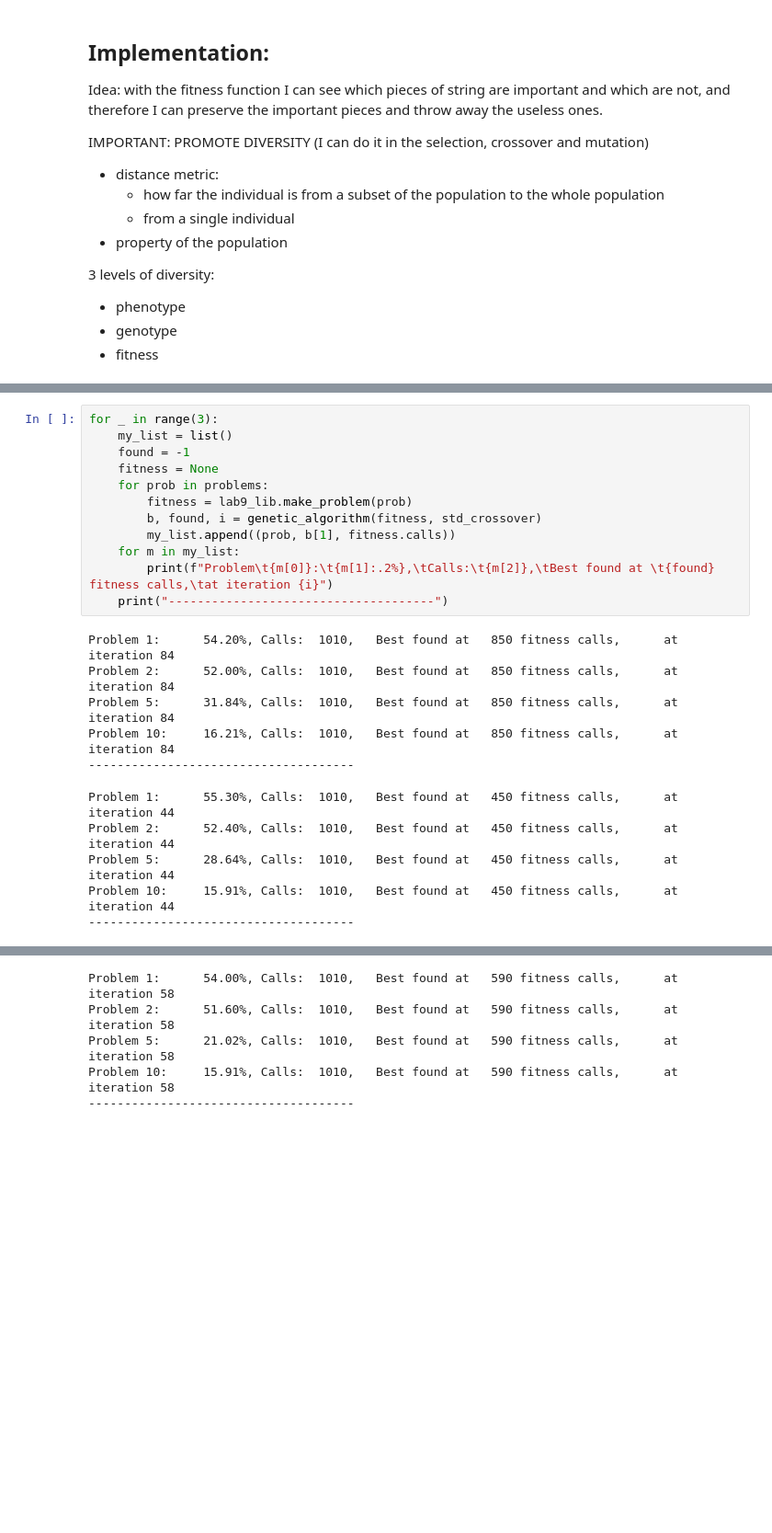
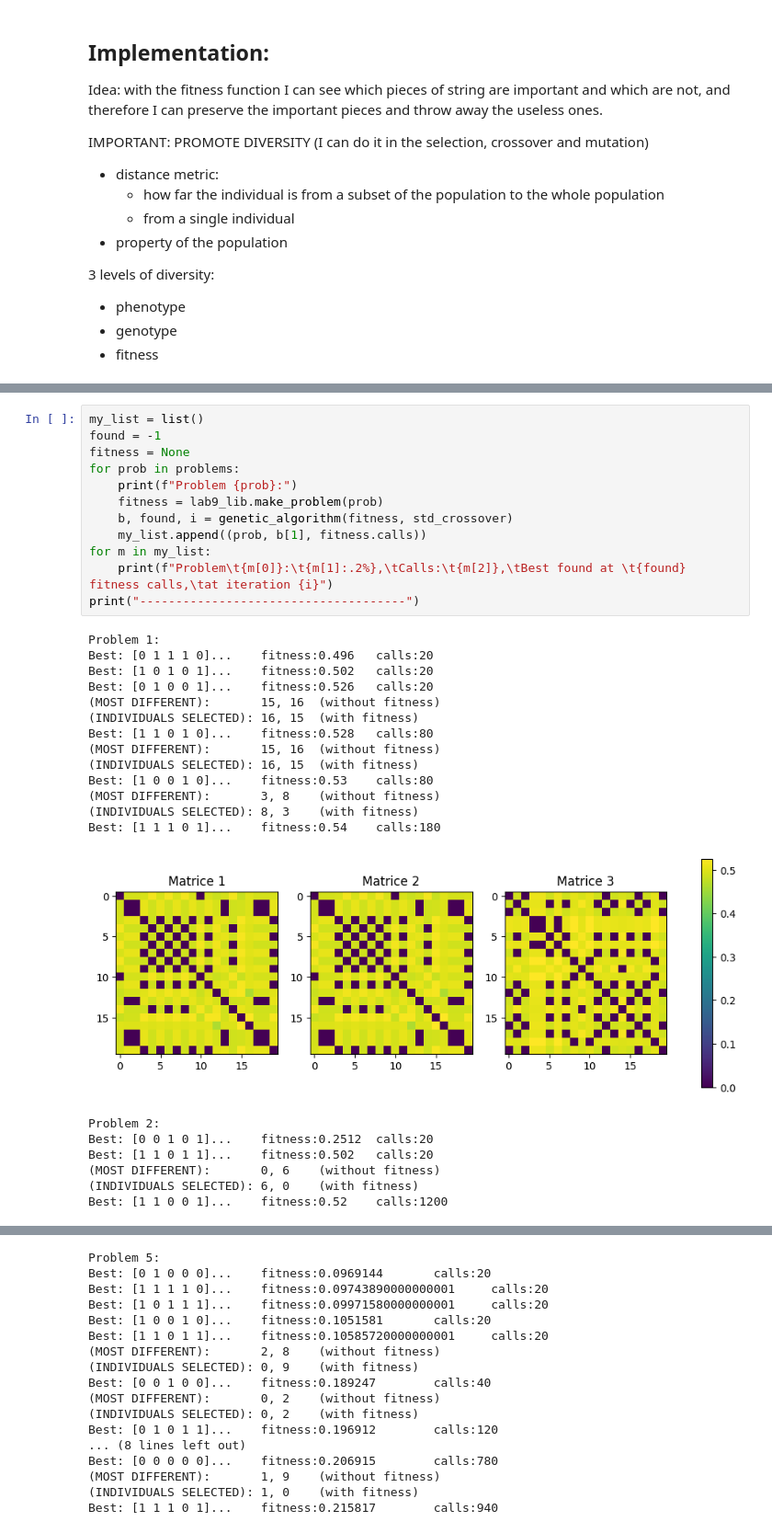
Before and after one commit to lorenzofezza00/CI_LABS, a Jupyter notebook: lab09/lab9.ipynb, the cells around one changed output, grey strips where cells are left out. Shown: that part at 92% size. Drawn from its saved outputs; the diff is of its cells as text; blank space fills up the shorter version.

```diff
--- a/lab09/lab9.ipynb
+++ b/lab09/lab9.ipynb
@@ -185,23 +283,33 @@ Problem 10:     17.13%, Calls:  1010,   Best found at   650 fitness calls,
 # %%
-for _ in range(3):
-    my_list = list()
-    found = -1
-    fitness = None
-    for prob in problems:
-        fitness = lab9_lib.make_problem(prob)
-        b, found, i = genetic_algorithm(fitness, std_crossover)
-        my_list.append((prob, b[1], fitness.calls))
-    for m in my_list:
-        print(f"Problem\t{m[0]}:\t{m[1]:.2%},\tCalls:\t{m[2]},\tBest found at \t{found} fitness calls,\tat iteration {i}")
-    print("-------------------------------------")
+my_list = list()
+found = -1
+fitness = None
+for prob in problems:
+    print(f"Problem {prob}:")
+    fitness = lab9_lib.make_problem(prob)
+    b, found, i = genetic_algorithm(fitness, std_crossover)
+    my_list.append((prob, b[1], fitness.calls))
+for m in my_list:
+    print(f"Problem\t{m[0]}:\t{m[1]:.2%},\tCalls:\t{m[2]},\tBest found at \t{found} fitness calls,\tat iteration {i}")
+print("-------------------------------------")
 # %% [output]
-Problem 1:      54.20%, Calls:  1010,   Best found at   850 fitness calls,      at iteration 84
-Problem 2:      52.00%, Calls:  1010,   Best found at   850 fitness calls,      at iteration 84
-Problem 5:      31.84%, Calls:  1010,   Best found at   850 fitness calls,      at iteration 84
-Problem 10:     16.21%, Calls:  1010,   Best found at   850 fitness calls,      at iteration 84
--------------------------------------
+Problem 1:
+Best: [0 1 1 1 0]...    fitness:0.496   calls:20
+Best: [1 0 1 0 1]...    fitness:0.502   calls:20
+Best: [0 1 0 0 1]...    fitness:0.526   calls:20
+(MOST DIFFERENT):       15, 16  (without fitness)
+(INDIVIDUALS SELECTED): 16, 15  (with fitness)
+Best: [1 1 0 1 0]...    fitness:0.528   calls:80
+(MOST DIFFERENT):       15, 16  (without fitness)
+(INDIVIDUALS SELECTED): 16, 15  (with fitness)
+Best: [1 0 0 1 0]...    fitness:0.53    calls:80
+(MOST DIFFERENT):       3, 8    (without fitness)
+(INDIVIDUALS SELECTED): 8, 3    (with fitness)
+Best: [1 1 1 0 1]...    fitness:0.54    calls:180
+[figure, added]
-Problem 1:      55.30%, Calls:  1010,   Best found at   450 fitness calls,      at iteration 44
-Problem 2:      52.40%, Calls:  1010,   Best found at   450 fitness calls,      at iteration 44
-Problem 5:      28.64%, Calls:  1010,   Best found at   450 fitness calls,      at iteration 44
-Problem 10:     15.91%, Calls:  1010,   Best found at   450 fitness calls,      at iteration 44
--------------------------------------
+Problem 2:
+Best: [0 0 1 0 1]...    fitness:0.2512  calls:20
+Best: [1 1 0 1 1]...    fitness:0.502   calls:20
+(MOST DIFFERENT):       0, 6    (without fitness)
+(INDIVIDUALS SELECTED): 6, 0    (with fitness)
+Best: [1 1 0 0 1]...    fitness:0.52    calls:1200
@@ -208,5 +317,17 @@ Problem 10:     15.91%, Calls:  1010,   Best found at   450 fitness calls,
-Problem 1:      54.00%, Calls:  1010,   Best found at   590 fitness calls,      at iteration 58
-Problem 2:      51.60%, Calls:  1010,   Best found at   590 fitness calls,      at iteration 58
-Problem 5:      21.02%, Calls:  1010,   Best found at   590 fitness calls,      at iteration 58
-Problem 10:     15.91%, Calls:  1010,   Best found at   590 fitness calls,      at iteration 58
--------------------------------------
+Problem 5:
+Best: [0 1 0 0 0]...    fitness:0.0969144       calls:20
+Best: [1 1 1 1 0]...    fitness:0.09743890000000001     calls:20
+Best: [1 0 1 1 1]...    fitness:0.09971580000000001     calls:20
+Best: [1 0 0 1 0]...    fitness:0.1051581       calls:20
+Best: [1 1 0 1 1]...    fitness:0.10585720000000001     calls:20
+(MOST DIFFERENT):       2, 8    (without fitness)
+(INDIVIDUALS SELECTED): 0, 9    (with fitness)
+Best: [0 0 1 0 0]...    fitness:0.189247        calls:40
+(MOST DIFFERENT):       0, 2    (without fitness)
+(INDIVIDUALS SELECTED): 0, 2    (with fitness)
+Best: [0 1 0 1 1]...    fitness:0.196912        calls:120
+... (8 lines left out)
+Best: [0 0 0 0 0]...    fitness:0.206915        calls:780
+(MOST DIFFERENT):       1, 9    (without fitness)
+(INDIVIDUALS SELECTED): 1, 0    (with fitness)
+Best: [1 1 1 0 1]...    fitness:0.215817        calls:940
```
Also changed, not shown: parts of 13 cells of this notebook, 3 other files.
